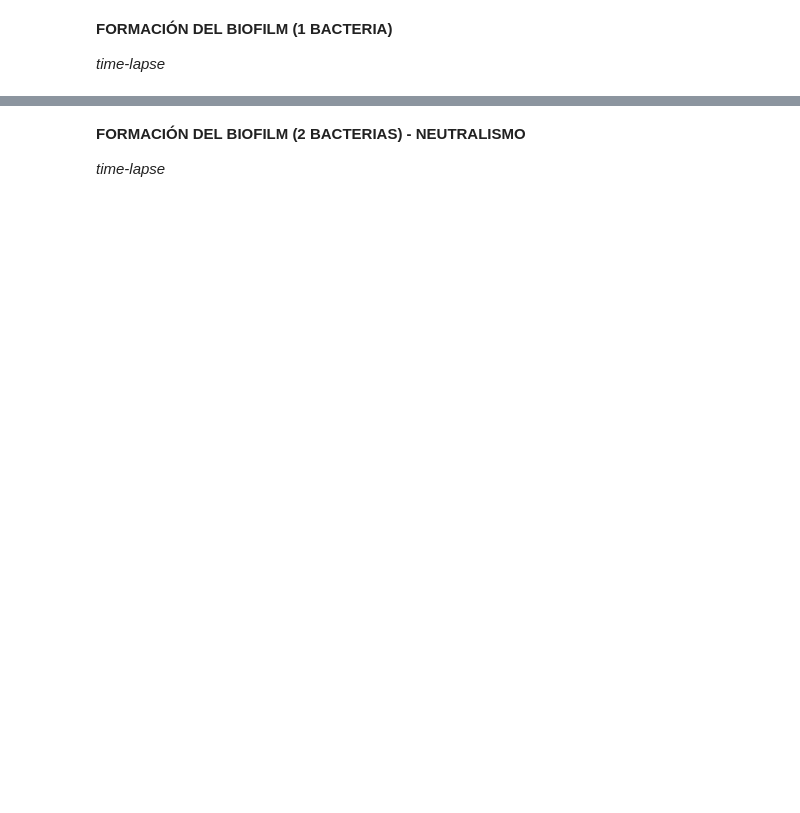
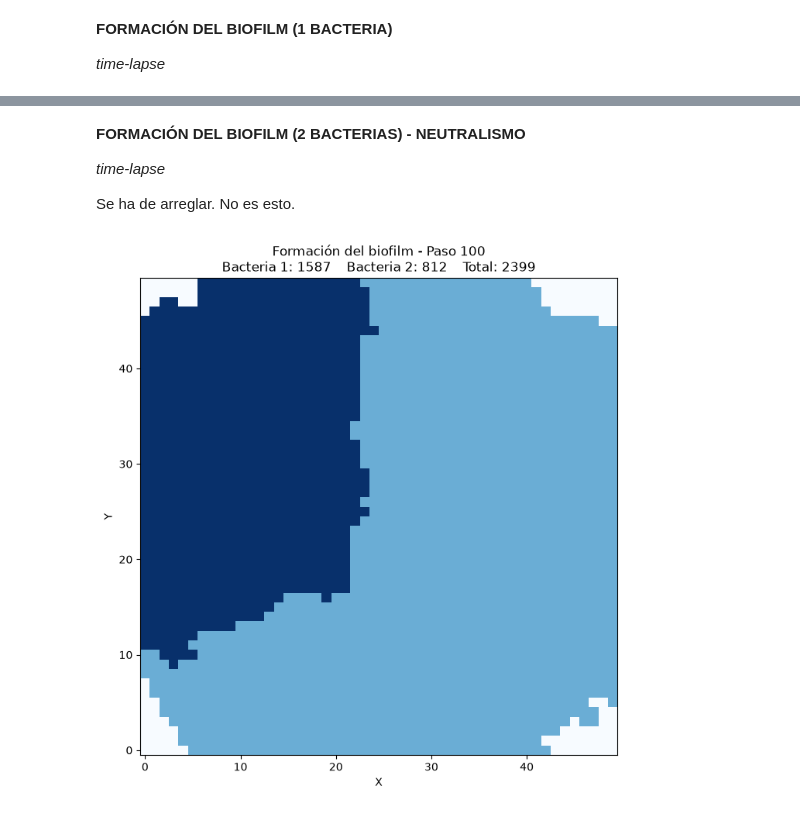
Before and after one commit to ElenaAndreu/Biofilm, a Jupyter notebook: biofilm.ipynb, the cells around one changed output, grey strips where cells are left out. Cells and saved outputs as stored; diff of their text form; code cells hidden in the pictures; blank space fills up the shorter version.

```diff
--- a/biofilm.ipynb
+++ b/biofilm.ipynb
@@ -85,6 +214,8 @@ for step in range(steps + 1):
 **FORMACIÓN DEL BIOFILM (2 BACTERIAS) - NEUTRALISMO**
 
 *time-lapse*
+
+Se ha de arreglar. No es esto.
 # %%
 import numpy as np
 import matplotlib.pyplot as plt
@@ -92,8 +223,8 @@ import random
 from IPython.display import display, clear_output
 import time
 
-l = 500
-b_0 = 5
+l = 50
+b_0 = 6
 div_prob = 0.3
 steps = 100
 
@@ -143,30 +274,32 @@ for step in range(steps + 1):
     bacteria_2 = np.sum(lattice == 2)
     total_bacteria = bacteria_1 + bacteria_2
 
     plt.figure(figsize=(8, 8))
 
     plt.imshow(lattice, origin="lower", cmap="Blues", vmin=0, vmax=2)
 
     plt.xlim(-0.5, l - 0.5)
     plt.ylim(-0.5, l - 0.5)
 
     plt.title(
         f"Formación del biofilm - Paso {step}\n"
         f"Bacteria 1: {bacteria_1}    "
         f"Bacteria 2: {bacteria_2}    "
         f"Total: {total_bacteria}"
     )
     plt.xlabel("X")
     plt.ylabel("Y")
     plt.show()
 
     time.sleep(0.1)
     if step == steps:
         break
 
     bacteria_positions = list(zip(*np.where(lattice != 0)))
     random.shuffle(bacteria_positions)
     for x, y in bacteria_positions:
         if lattice[x, y] != 0:
             if random.random() < div_prob:
                 divide_bacterium(x, y)
+# %% [output]
+[figure, added]
```
Also changed, not shown: parts of 2 cells of this notebook.
